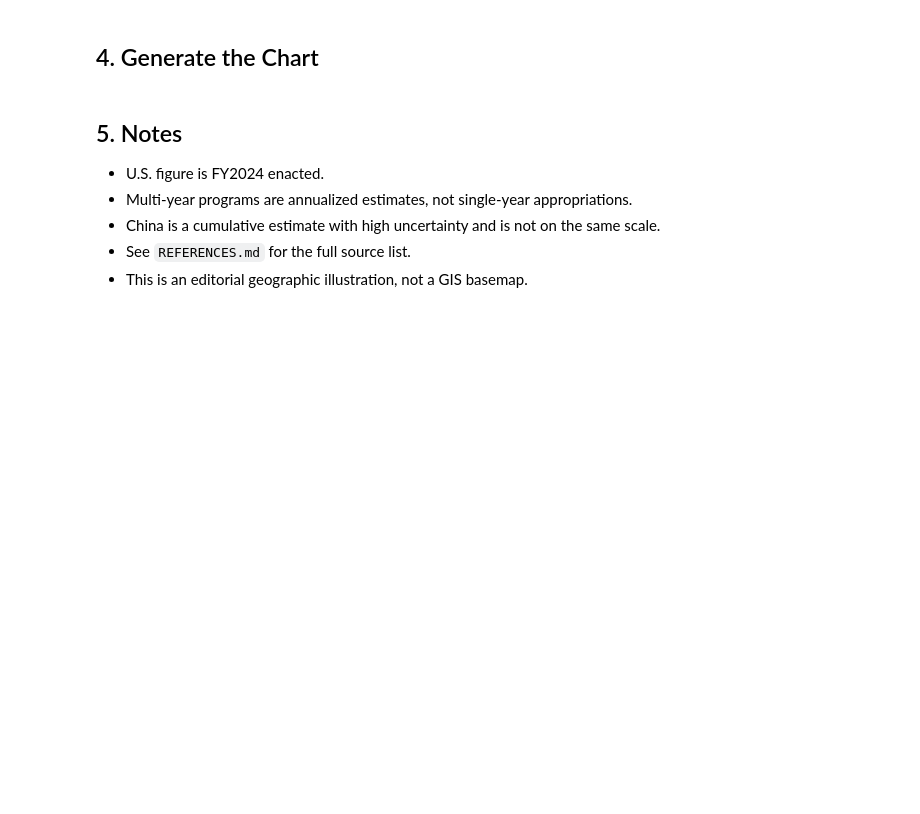
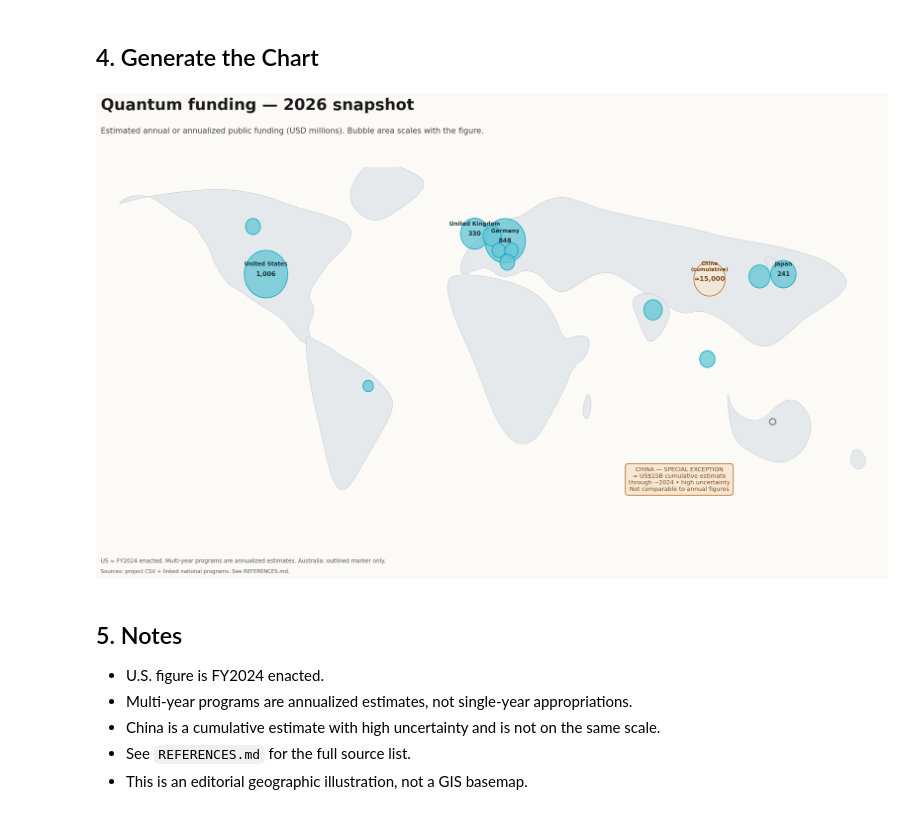
Before and after one commit to qimono-repos/mit-prox-rd, a Jupyter notebook: notebooks/quantum_funding_chart_smooth_world.ipynb, the cells around one changed output. Drawn from its saved outputs; the diff is of its cells as text; code cells hidden in the pictures; blank space fills up the shorter version.

```diff
--- a/notebooks/quantum_funding_chart_smooth_world.ipynb
+++ b/notebooks/quantum_funding_chart_smooth_world.ipynb
@@ -169,36 +182,38 @@ for country, v in values.items():
     if country not in pos:
         continue
     x, y = pos[country]
     if v is None:
         ax.scatter([x], [y], s=90, facecolors="none", edgecolors="#6b7280", linewidths=1.6, zorder=4)
         continue
-    if country == "China":::
+    if country == "China":
         radius, color, edge = 7.2, "#f6e8d4", "#b96b26"
     else:
         radius = 1.8 + 8.2 * np.sqrt(v / max_v)
         color, edge = "#69c7d7", "#00a9c0"
     ax.add_patch(Circle((x, y), radius=radius, facecolor=color, edgecolor=edge,
                         linewidth=1.4, alpha=0.78, zorder=3))
-    if v >= 200 and country != "China":::
+    if v >= 200 and country != "China":
         ax.text(x, y, f"{v:,.0f}", ha="center", va="center", fontsize=9.5, color="#17333a", weight="bold", zorder=5)
         ax.text(x, y + 4.2, country, ha="center", va="center", fontsize=8.5, color="#17333a", weight="bold", zorder=6)
-    elif country == "China":::
+    elif country == "China":
         ax.text(x, y, "≈15,000", ha="center", va="center", fontsize=10, color="#7d4519", weight="bold", zorder=5)
         ax.text(x, y + 5.2, "China\n(cumulative)", ha="center", va="center", fontsize=8, color="#7d4519", weight="bold", zorder=6)
 
 # Titles
 fig.text(0.04, 0.93, "Quantum funding — 2026 snapshot", fontsize=24, weight="bold", color="#1a1a1a")
 fig.text(0.04, 0.885, "Estimated annual or annualized public funding (USD millions). Bubble area scales with the figure.", fontsize=12, color="#444")
 
 # China caveat
 fig.text(0.72, 0.22, "CHINA — SPECIAL EXCEPTION\n≈ US$15B cumulative estimate\nthrough ~2024 • high uncertainty\nNot comparable to annual figures",
          ha="center", va="center", fontsize=9, color="#7d4519",
          bbox=dict(boxstyle="round,pad=0.55", facecolor="#f6e8d4", edgecolor="#b96b26", linewidth=1.2))
 
 fig.text(0.04, 0.06, "US = FY2024 enacted. Multi-year programs are annualized estimates. Australia: outlined marker only.", fontsize=8.5, color="#555")
 fig.text(0.04, 0.04, "Sources: project CSV + linked national programs. See REFERENCES.md.", fontsize=8, color="#555")
 
 plt.show()
+# %% [output]
+[figure, added]
 # %% [markdown]
 ## 5. Notes
 
```
Also changed, not shown: parts of 3 cells of this notebook.
